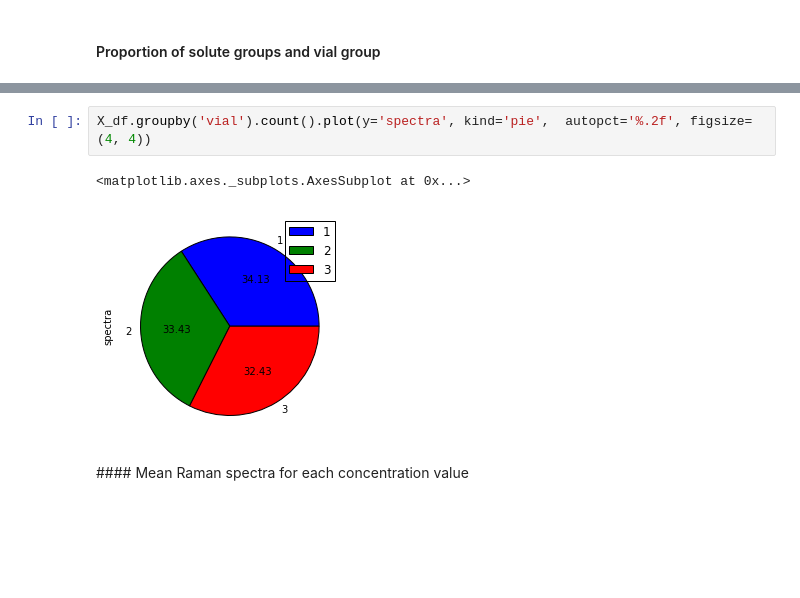
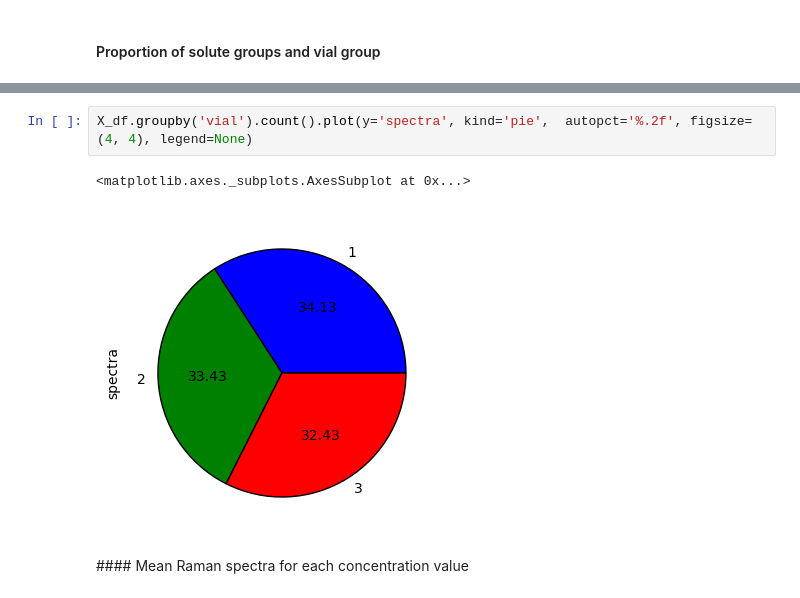
Before and after one commit to paris-saclay-cds/ramp-board, a Jupyter notebook: problems/drug_spectra/starting_kit/drug_spectra_starting_kit.ipynb, the cells around one changed output, grey strips where cells are left out. Cells and saved outputs as stored; diff of their text form; blank space fills up the shorter version.

```diff
--- a/problems/drug_spectra/starting_kit/drug_spectra_starting_kit.ipynb
+++ b/problems/drug_spectra/starting_kit/drug_spectra_starting_kit.ipynb
@@ -149,8 +149,8 @@ X_df.groupby('solute').count().plot(y='spectra', kind='pie', autopct='%.2f', fig
 # %%
-X_df.groupby('vial').count().plot(y='spectra', kind='pie',  autopct='%.2f', figsize=(4, 4))
+X_df.groupby('vial').count().plot(y='spectra', kind='pie',  autopct='%.2f', figsize=(4, 4), legend=None)
 # %% [output]
 <matplotlib.axes._subplots.AxesSubplot at 0x...>
-[figure, old version]
+[figure, new version]
 # %% [markdown]
 #### Mean Raman spectra for each concentration value
 # %%
```
Also changed, not shown: parts of 14 cells of this notebook, 3 other files.
